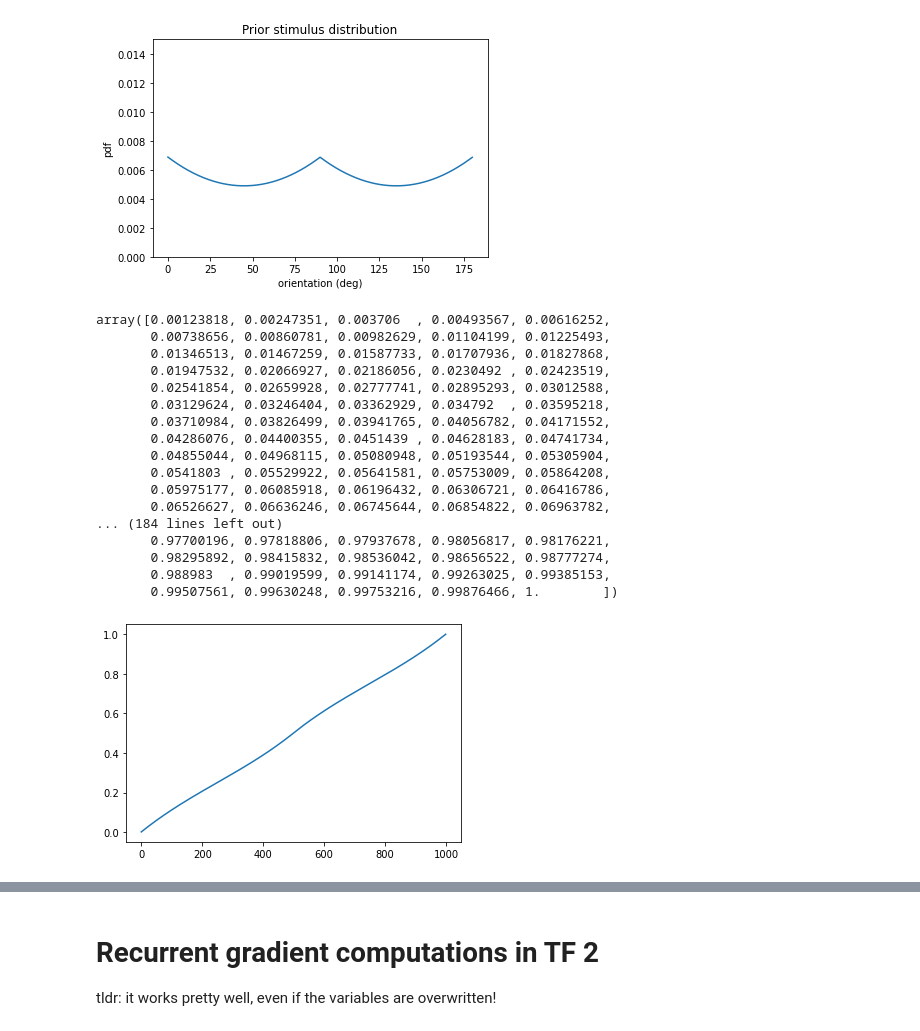
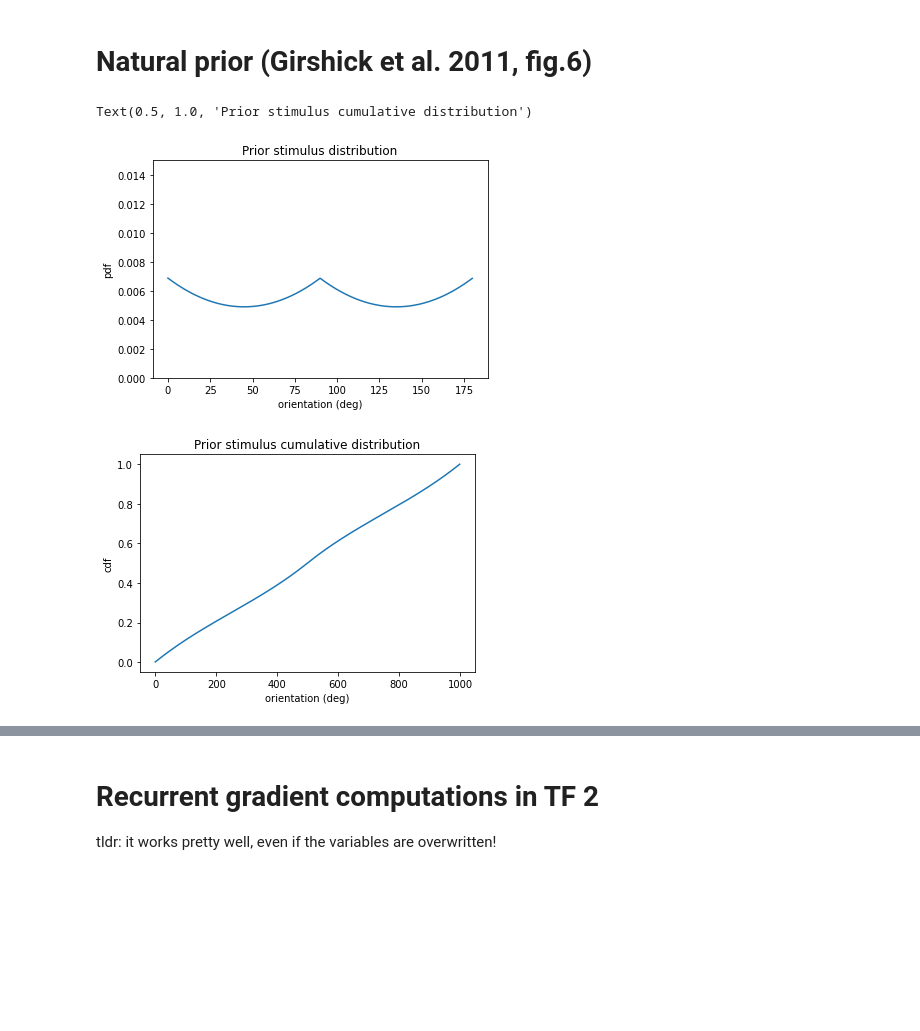
Before and after one commit to CSNLstudy/det_rnn, a Jupyter notebook: examples/efficient_coding.ipynb, the cells around one changed output, grey strips where cells are left out. Cells and saved outputs as stored; diff of their text form; code cells hidden in the pictures; blank space fills up the shorter version.

```diff
--- a/examples/efficient_coding.ipynb
+++ b/examples/efficient_coding.ipynb
@@ -2,54 +2,42 @@
 import numpy as np
 import matplotlib.pyplot as plt
 import tensorflow as tf
+# %% [markdown]
+# Natural prior (Girshick et al. 2011, fig.6)
 # %%
 # "Natural prior" (Girshick et al. 2011, fig.6)
 n_ori = 1000
 a = 2e-4
 b = 1
 
 dori = 180 / n_ori
 stim_dirs = np.float32(np.arange(0, 180, dori))
 stim_p = np.zeros(n_ori)
 midindx = np.argmin(np.abs(stim_dirs-90))
 
 stim_p[:midindx] = a*(np.arange(0, stim_dirs[midindx], stim_dirs[midindx] / midindx)-45)**2 + b
 stim_p[midindx:] = a*(np.arange(stim_dirs[midindx+1],
                                180, (180-stim_dirs[midindx+1]) / (n_ori-midindx)
                               )-135)**2 + b
 
 plt.figure()
 stim_p = stim_p/np.sum(stim_p)
 plt.plot(stim_dirs,stim_p/dori)
 plt.ylim([0,0.015])
 plt.xlabel('orientation (deg)')
 plt.ylabel('pdf')
 plt.title('Prior stimulus distribution')
 
 stim_cdf = np.cumsum(stim_p)
+
+# cumulative dist
+stim_cdf = np.cumsum(stim_p)
+plt.figure()
+plt.plot(stim_cdf)
+plt.xlabel('orientation (deg)')
+plt.ylabel('cdf')
+plt.title('Prior stimulus cumulative distribution')
 # %% [output]
+Text(0.5, 1.0, 'Prior stimulus cumulative distribution')
 [figure]
+[figure, added]
-# %%
-stim_cdf = np.cumsum(stim_p)
-plt.figure()
-plt.plot(stim_cdf)
-stim_cdf
-# %% [output]
-array([0.00123818, 0.00247351, 0.003706  , 0.00493567, 0.00616252,
-       0.00738656, 0.00860781, 0.00982629, 0.01104199, 0.01225493,
-       0.01346513, 0.01467259, 0.01587733, 0.01707936, 0.01827868,
-       0.01947532, 0.02066927, 0.02186056, 0.0230492 , 0.02423519,
-       0.02541854, 0.02659928, 0.02777741, 0.02895293, 0.03012588,
-       0.03129624, 0.03246404, 0.03362929, 0.034792  , 0.03595218,
-       0.03710984, 0.03826499, 0.03941765, 0.04056782, 0.04171552,
-       0.04286076, 0.04400355, 0.0451439 , 0.04628183, 0.04741734,
-       0.04855044, 0.04968115, 0.05080948, 0.05193544, 0.05305904,
-       0.0541803 , 0.05529922, 0.05641581, 0.05753009, 0.05864208,
-       0.05975177, 0.06085918, 0.06196432, 0.06306721, 0.06416786,
-       0.06526627, 0.06636246, 0.06745644, 0.06854822, 0.06963782,
-... (184 lines left out)
-       0.97700196, 0.97818806, 0.97937678, 0.98056817, 0.98176221,
-       0.98295892, 0.98415832, 0.98536042, 0.98656522, 0.98777274,
-       0.988983  , 0.99019599, 0.99141174, 0.99263025, 0.99385153,
-       0.99507561, 0.99630248, 0.99753216, 0.99876466, 1.        ])
-[figure, removed]
```
Also changed, not shown: parts of 5 cells of this notebook, 8 other files.
